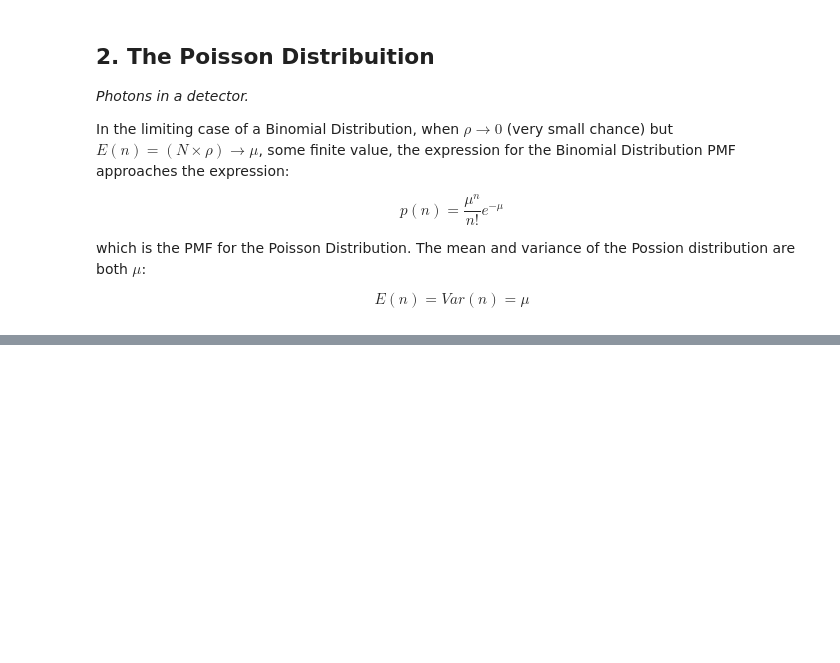
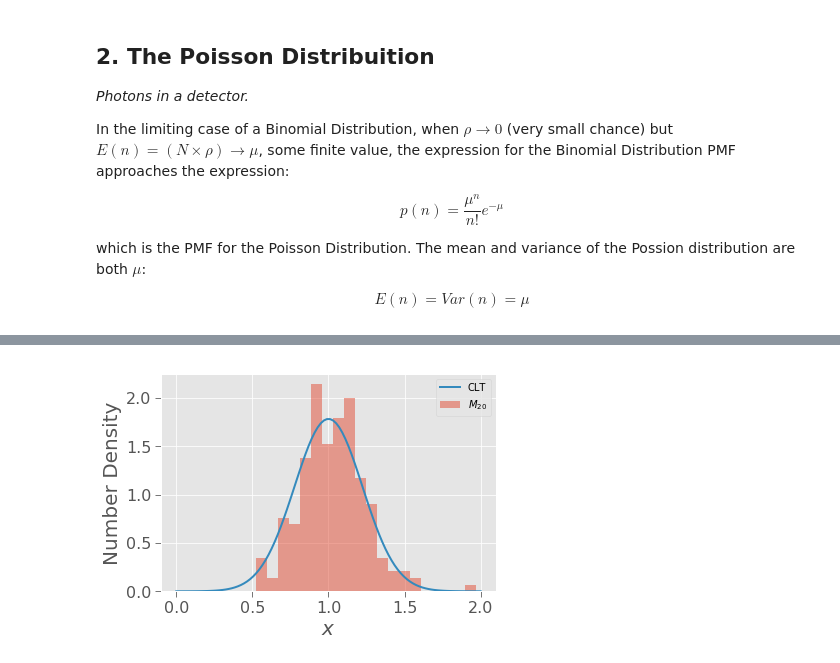
Before and after one commit to thevalentino/AS450-astroinformatica, a Jupyter notebook: 02-Common Distributions in Astronomy.ipynb, the cells around one changed output, grey strips where cells are left out. Drawn from its saved outputs; the diff is of its cells as text; code cells hidden in the pictures; blank space fills up the shorter version.

Commit message:
Develops 02-common distributions, and CLT

```diff
--- a/02-Common Distributions in Astronomy.ipynb
+++ b/02-Common Distributions in Astronomy.ipynb
@@ -138,0 +260,16 @@ The chances of a given photon arriving to a detector during an interval of time
+# %%
+from scipy.stats import norm
+
+plt.hist(m_20, bins=20, density=True, alpha=0.5, label='$M_{20}$')
+
+# Estimate of the distribution from the CLT
+x_to_plot = np.linspace(0, 2, 100)
+plt.plot(x_to_plot, norm.pdf(x_to_plot, loc=E, scale=np.sqrt(V)/np.sqrt(20)),
+         label='CLT')
+
+plt.xlabel('$x$')
+plt.ylabel('Number Density')
+
+_= plt.legend()
+# %% [output]
+[figure, added]
```
Also changed, not shown: parts of 18 cells of this notebook.
